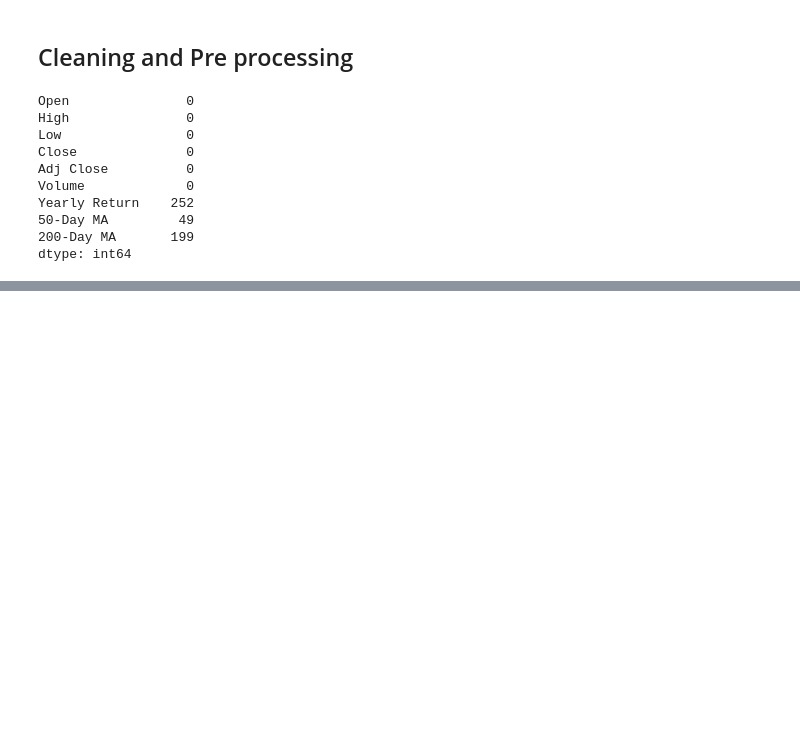
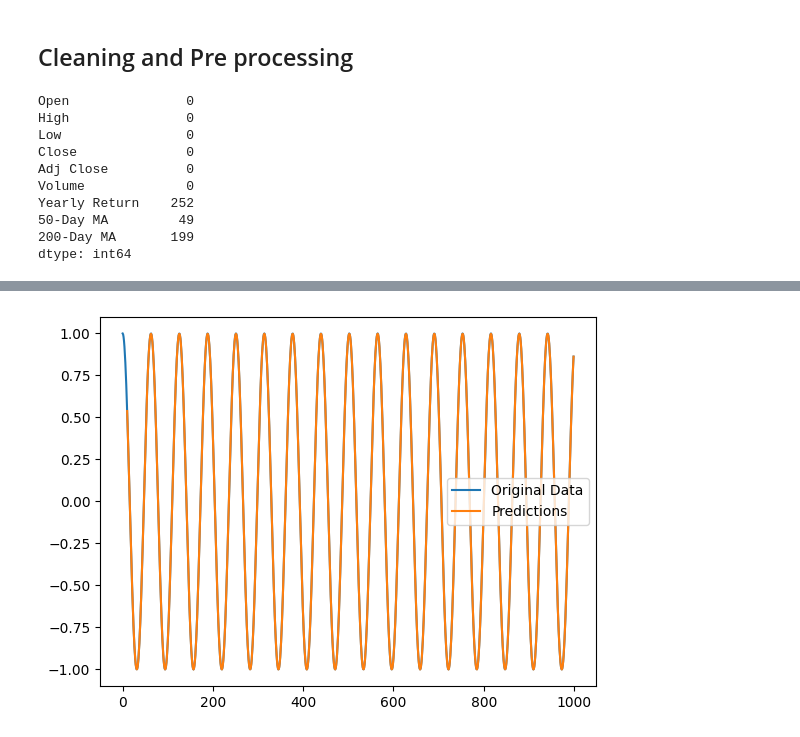
Before and after one commit to Partha-Guntur/BiLSTM-Stock-Market-Analysis, a Jupyter notebook: nifty50-analysis.ipynb, the cells around one changed output, grey strips where cells are left out. Cells and saved outputs as stored; diff of their text form; code cells hidden in the pictures; blank space fills up the shorter version.

```diff
--- a/nifty50-analysis.ipynb
+++ b/nifty50-analysis.ipynb
@@ -70,0 +87,33 @@ nifty50_data['200-Day MA'] = nifty50_data['200-Day MA'].dropna(inplace=True)
+# %%
+import numpy as np
+import pandas as pd
+from tensorflow.keras.models import Sequential
+from tensorflow.keras.layers import LSTM, Dense
+
+# Generate dummy time series data
+data = np.cos(np.linspace(0, 100, 1000))  # Sine wave data
+df = pd.DataFrame(data, columns=['value'])
+
+# Prepare the data
+def create_sequences(data, seq_length):
+    sequences = []
+    labels = []
+    for i in range(len(data) - seq_length):
+        sequences.append(data[i:i+seq_length])
+        labels.append(data[i+seq_length])
+    return np.array(sequences), np.array(labels)
+
+seq_length = 10
+X, y = create_sequences(df['value'].values, seq_length)
+
+# Reshape data for LSTM
+X = X.reshape((X.shape[0], X.shape[1], 1))
+
+# Create LSTM model
+model = Sequential()
+model.add(LSTM(50, activation='relu', input_shape=(seq_length, 1)))
+model.add(Dense(1))
+model.compile(optimizer='adam', loss='mse')
+
+model.fit(X, y, epochs=200, verbose=0)
+predictions = model.predict(X)
@@ -70,0 +122,9 @@ nifty50_data['200-Day MA'] = nifty50_data['200-Day MA'].dropna(inplace=True)
+# %%
+import matplotlib.pyplot as plt
+
+plt.plot(df['value'].values, label='Original Data')
+plt.plot(range(seq_length, len(predictions) + seq_length), predictions, label='Predictions')
+plt.legend()
+plt.show()
+# %% [output]
+[figure, added]
```
Also changed, not shown: parts of 4 cells of this notebook.
